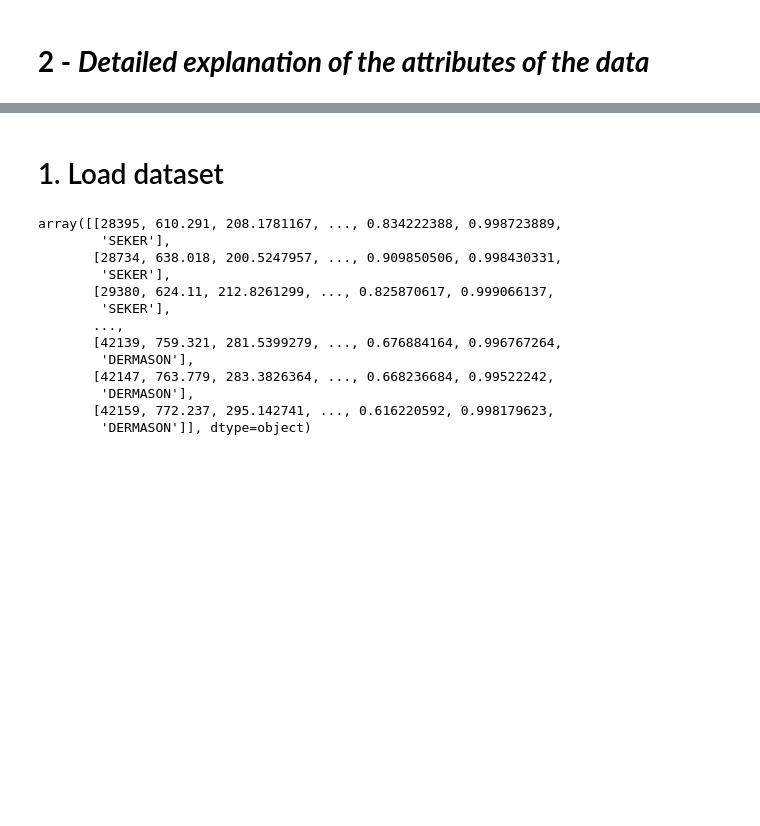
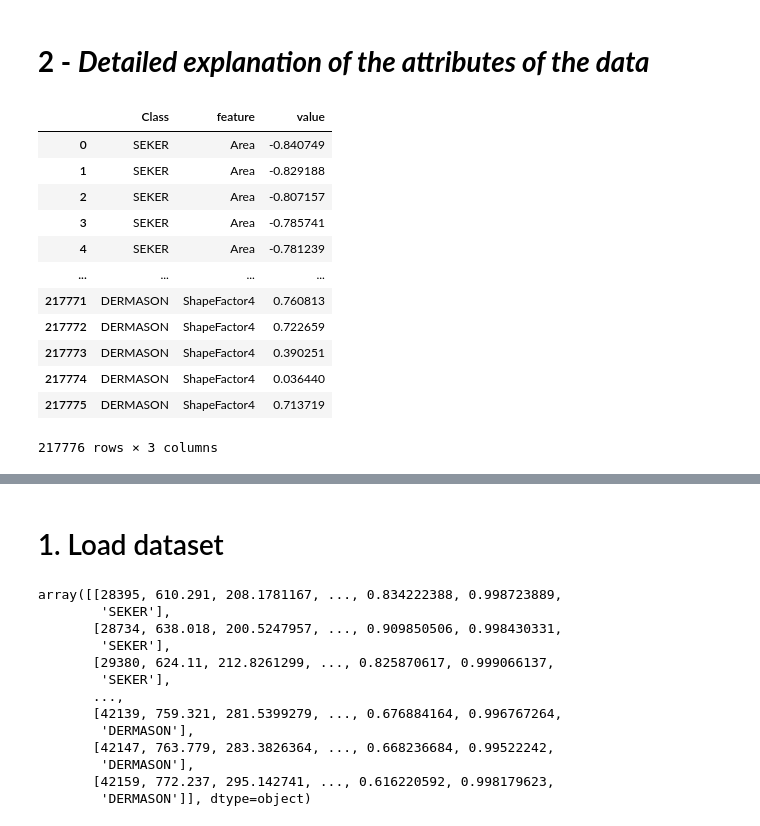
Before and after one commit to Karl-Liu-ch/Introduction-to-Machine-Learnning-and-Data-Mining, a Jupyter notebook: Project1.ipynb, the cells around one changed output, grey strips where cells are left out. Cells and saved outputs as stored; diff of their text form; code cells hidden in the pictures; blank space fills up the shorter version.

```diff
--- a/Project1.ipynb
+++ b/Project1.ipynb
@@ -161 +166,17 @@ df_stdz = pd.DataFrame(columns = columns[:-1], data = X_stdz)
+# %%
+data_melt
+# %% [output]
+|  | Class | feature | value |
+| 0 | SEKER | Area | -0.840749 |
+| 1 | SEKER | Area | -0.829188 |
+| 2 | SEKER | Area | -0.807157 |
+| 3 | SEKER | Area | -0.785741 |
+| 4 | SEKER | Area | -0.781239 |
+| ... | ... | ... | ... |
+| 217771 | DERMASON | ShapeFactor4 | 0.760813 |
+| 217772 | DERMASON | ShapeFactor4 | 0.722659 |
+| 217773 | DERMASON | ShapeFactor4 | 0.390251 |
+| 217774 | DERMASON | ShapeFactor4 | 0.036440 |
+| 217775 | DERMASON | ShapeFactor4 | 0.713719 |
+217776 rows × 3 columns
 # %%
```
Also changed, not shown: parts of 6 cells of this notebook, 1 other file.
